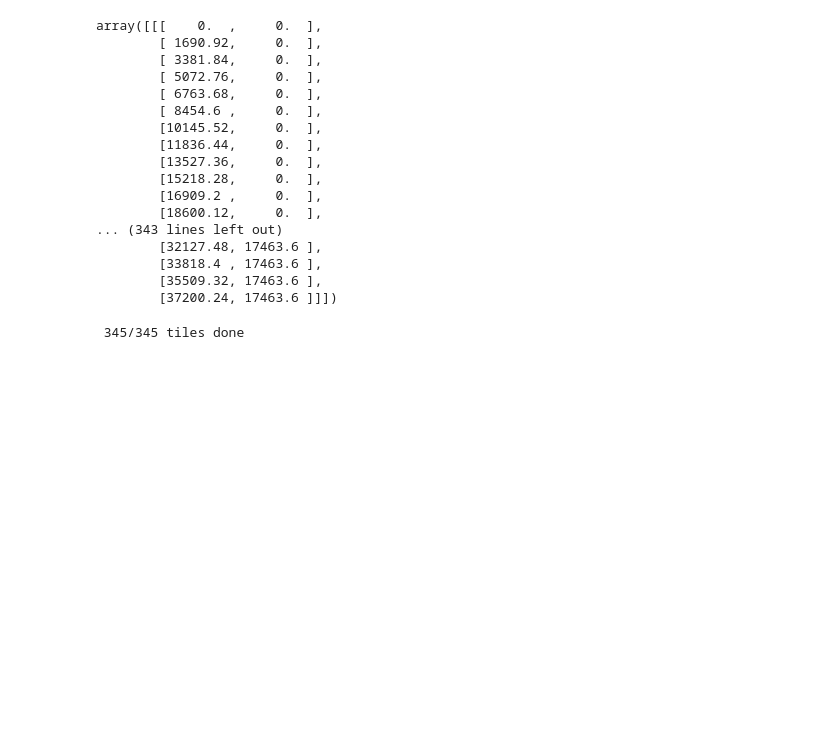
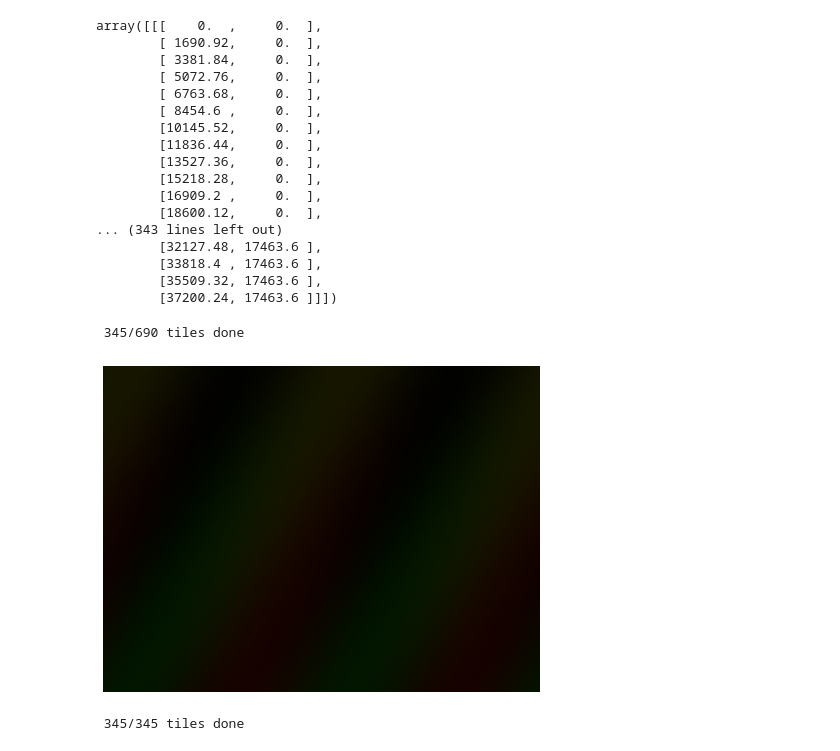
Before and after one commit to uw-loci/smart-wsi-scanner, a Jupyter notebook: bf-scanner.ipynb, the cells around one changed output. Saved outputs shown, nothing was run; the diff lists cells and outputs as text; code cells hidden in the pictures; blank space fills up the shorter version.

```diff
--- a/bf-scanner.ipynb
+++ b/bf-scanner.ipynb
@@ -32,7 +32,7 @@ config = {
     "pixel-size-shg" : 0.42,
     "camera-resolution" : (1392, 1040), # (width, height)
 #    "camera-resolution" : (512, 512), # (width, height)
-    "lsm-resolution-base" : (512, 512),
+    "lsm-resolution-base" : (256, 256),
     "slide-size" : (38000.0, 18000.0), # (width, height) (70000, -20000)
 #    "slide-size" : (4000, 2000), # (width, height) (70000, -20000)
     "slide-start" : (0, 0), # x, y
@@ -46,6 +46,8 @@ config = {
     "hard-limit-x" : (-2000.0, 40000.0),
     "hard-limit-y" : (-2000, 20000.0),
     "hard-limit-f" : (-19000, 0),
+    "20x-bf-offset" : (0, 0), # point to 4x bf
+    "shg-offset" : (0, 0), # point to 4x bf
     "lsm-resolution" : 256,
     "lsm-bin-factor" : 3,
     "lsm-scan-rate" : '625000.0000',
@@ -55,3 +57,4 @@ config = {
     "led-device" : ('LED-Dev1ao0', 'Voltage'),
     "obj-device" : ('Turret:O:35', 'Label'),
 }
+# 4x position list is in row x column x z, 20x and shg position lists are in pos x z, order is x, y
@@ -325,3 +359,8 @@ array([[[    0.  ,     0.  ],
         [33818.4 , 17463.6 ],
         [35509.32, 17463.6 ],
         [37200.24, 17463.6 ]]])
+# %%
+bg_img = whole_slide_scan(config, core=core, save_path=save_path, acq_name=acq_name, position_list=position_list.reshape(position_list.shape[0]*position_list.shape[1], -1), mda=False, estimate_background=False, focus_dive=False)
+# %% [output]
+ 345/690 tiles done
+[figure, added]
```
Also changed, not shown: parts of 13 cells of this notebook, 10 other files.
